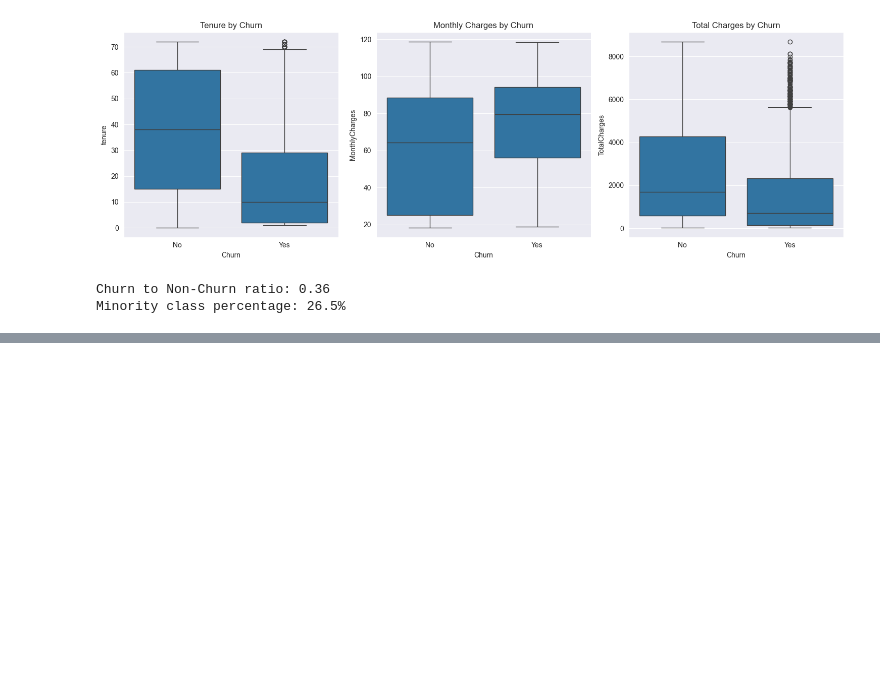
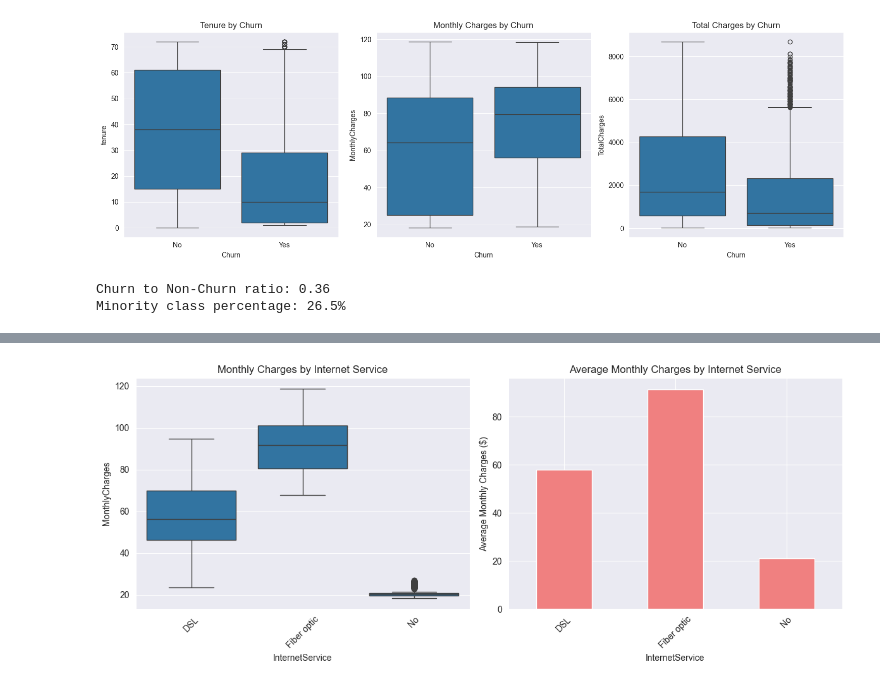
Before and after one commit to arosharandew/Machine-learning, a Jupyter notebook: data_exploration.ipynb, the cells around one changed output, grey strips where cells are left out. Cells and saved outputs as stored; diff of their text form; code cells hidden in the pictures; blank space fills up the shorter version.

```diff
--- a/data_exploration.ipynb
+++ b/data_exploration.ipynb
@@ -194,0 +285,19 @@ Minority class percentage: 26.5%
+# %%
+plt.figure(figsize=(12, 5))
+
+plt.subplot(1, 2, 1)
+sns.boxplot(x='InternetService', y='MonthlyCharges', data=df)
+plt.title('Monthly Charges by Internet Service')
+plt.xticks(rotation=45)
+
+plt.subplot(1, 2, 2)
+service_charges = df.groupby('InternetService')['MonthlyCharges'].mean()
+service_charges.plot(kind='bar', color='lightcoral')
+plt.title('Average Monthly Charges by Internet Service')
+plt.ylabel('Average Monthly Charges ($)')
+plt.xticks(rotation=45)
+
+plt.tight_layout()
+plt.show()
+# %% [output]
+[figure, added]
```
Also changed, not shown: parts of 7 cells of this notebook.
